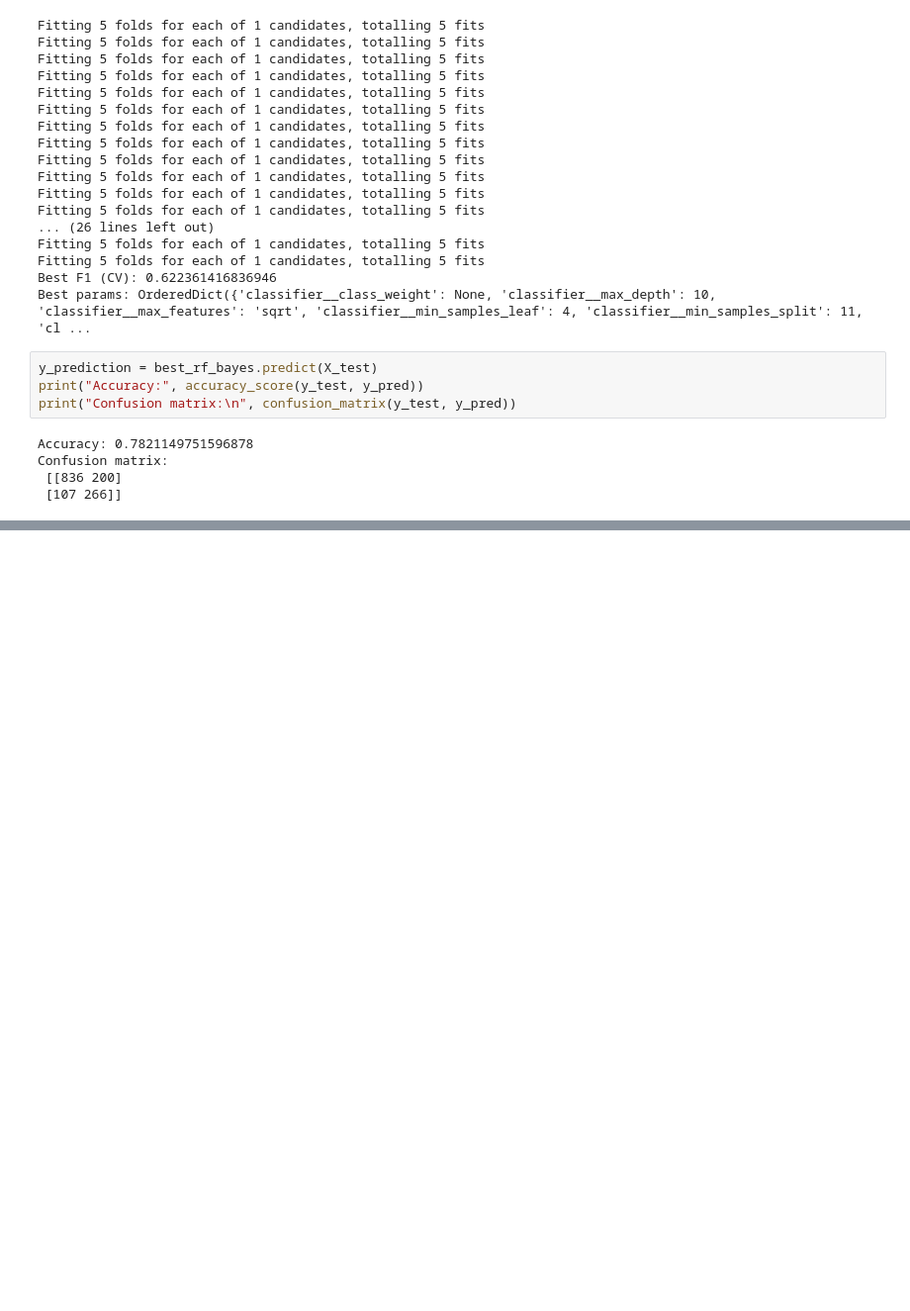
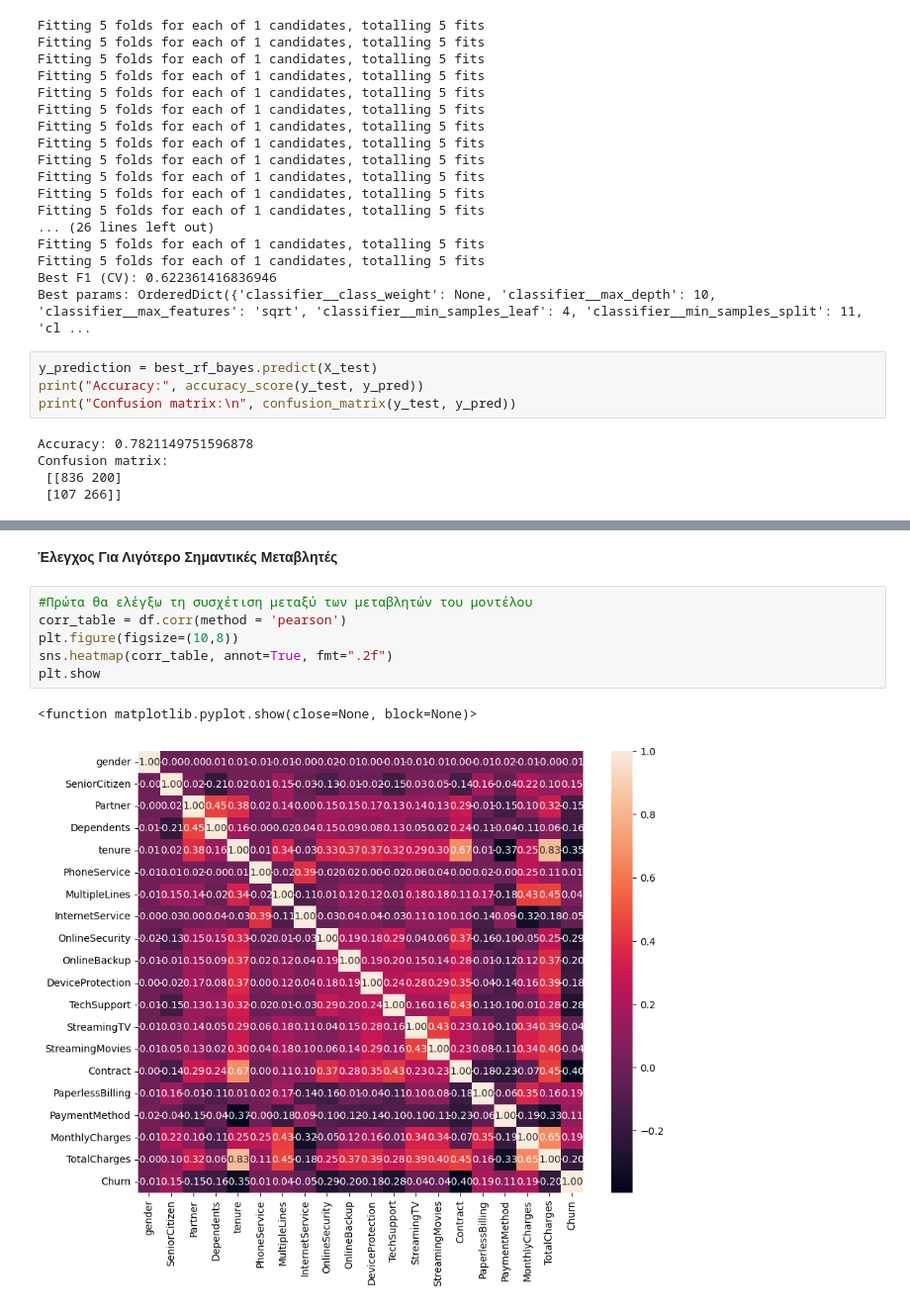
Before and after one commit to ChristosBellos/CustomerChurnPrediction, a Jupyter notebook: CustomerChurn.ipynb, the cells around one changed output, grey strips where cells are left out. Shown at 99% size. Cells and saved outputs as stored; diff of their text form; blank space fills up the shorter version.

```diff
--- a/CustomerChurn.ipynb
+++ b/CustomerChurn.ipynb
@@ -918,0 +927,11 @@ Confusion matrix:
+# %% [markdown]
+**Έλεγχος Για Λιγότερο Σημαντικές Μεταβλητές**
+# %%
+#Πρώτα θα ελέγξω τη συσχέτιση μεταξύ των μεταβλητών του μοντέλου
+corr_table = df.corr(method = 'pearson')
+plt.figure(figsize=(10,8))
+sns.heatmap(corr_table, annot=True, fmt=".2f")
+plt.show
+# %% [output]
+<function matplotlib.pyplot.show(close=None, block=None)>
+[figure, added]
```
Also changed, not shown: parts of 5 cells of this notebook.
